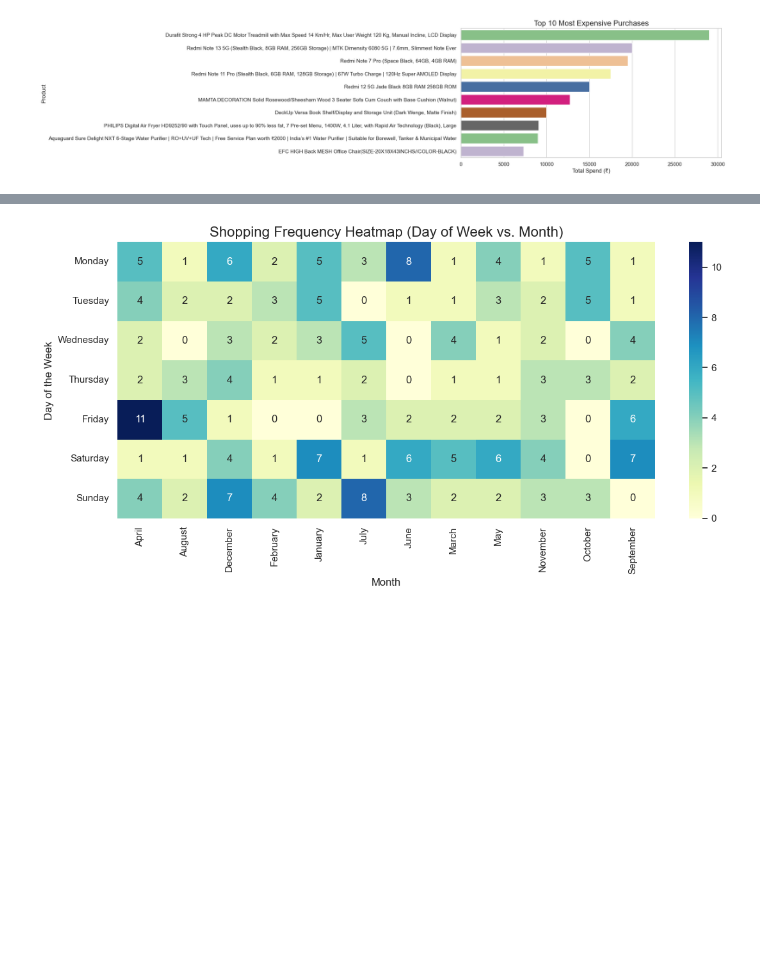
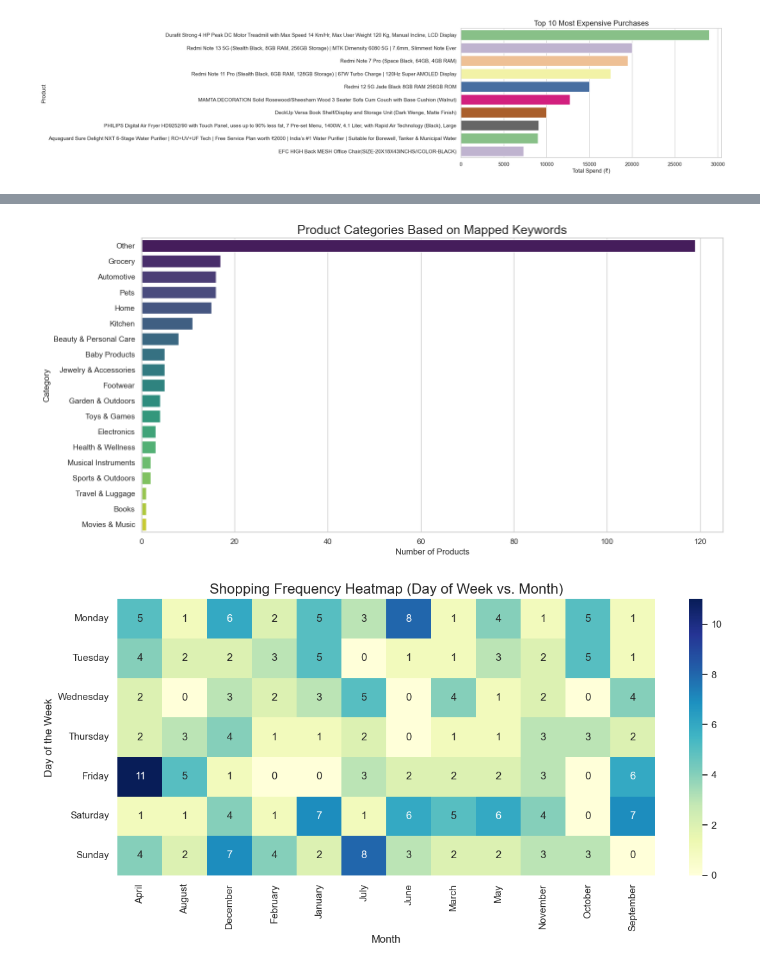
Before and after one commit to karenrenac/Amazon-Analytics-with-Web-scraping, a Jupyter notebook: Data analysis and insights.ipynb, the cells around one changed output, grey strips where cells are left out. Cells and saved outputs as stored; diff of their text form; code cells hidden in the pictures; blank space fills up the shorter version.

```diff
--- a/Data analysis and insights.ipynb
+++ b/Data analysis and insights.ipynb
@@ -194,3 +158,73 @@ plt.show()
+# %%
+from collections import Counter
+import pandas as pd
+import matplotlib.pyplot as plt
+import seaborn as sns
+import re
+
+stopwords = {
+    'for', 'with', 'the', 'and', 'by', 'of', 'pack', 'set', 'in', 'on', 'to', 'from',
+    'ml', 'gm', 'kg', 'pcs', 'piece', 'pieces', 'inch', 'size', 'new', 'all', 'rounder',
+    'multi', 'color', 'combo', 'portable', 'product', 'free', 'extra', 'includes', 'model',
+    'home', 'kitchen', 'portable', 'amazon', 'india', 'combo', 'pack', 'set', 'includes'
+}
+
+# Extended Category Keywords
+category_keywords = {
+    'Electronics': ['laptop', 'phone', 'mobile', 'charger', 'earphone', 'headphone', 'camera', 'tablet', 'monitor', 'tv', 'smartwatch', 'speaker', 'powerbank', 'router','earbuds'],
+    'Clothes': ['shirt', 'jeans', 'tshirt', 'jacket', 'dress', 'pant', 'shorts', 'sweater', 'socks', 'hoodie', 'skirt', 'suit', 'lingerie', 'cap', 'scarf'],
+    'Home': ['furniture', 'sofa', 'table', 'chair', 'bed', 'mattress', 'curtain', 'lamp', 'rug', 'shelf', 'decor', 'pillow', 'clock', 'mirror'],
+    'Kitchen': ['knife', 'pan', 'pot', 'mug', 'plate', 'spoon', 'blender', 'oven', 'toaster', 'mixer', 'kettle', 'juicer', 'stove', 'fridge', 'microwave','purifier','fryer'],
+    'Pets': ['dog', 'cat', 'leash', 'collar', 'kennel', 'toy', 'treat', 'litter', 'fish', 'bird', 'hamster', 'pet food', 'aquarium', 'cage'],
+    'Books': ['book', 'novel', 'comic', 'magazine', 'journal', 'guide', 'textbook', 'encyclopedia', 'manual', 'storybook', 'poetry'],
+    'Grocery': ['rice', 'oil', 'sugar', 'flour', 'salt', 'spices', 'snack', 'milk', 'bread', 'butter', 'cereal', 'vegetable', 'fruit', 'pasta', 'coffee', 'tea', 'food','beverage'],
+    'Beauty & Personal Care': ['shampoo', 'conditioner', 'lotion', 'cream', 'soap', 'perfume', 'makeup', 'razor', 'toothpaste', 'skincare', 'deodorant', 'serum','body','hair'],
+    'Health & Wellness': ['vitamin', 'supplement', 'protein', 'medicine', 'bandage', 'sanitizer', 'mask', 'yoga', 'fitness', 'tracker', 'weight', 'scale'],
+    'Sports & Outdoors': ['bicycle', 'treadmill', 'dumbbell', 'bat', 'ball', 'racket', 'tent', 'backpack', 'hiking', 'camping', 'fishing', 'kayak'],
+    'Toys & Games': ['puzzle', 'lego', 'boardgame', 'doll', 'car', 'action', 'figure', 'cards', 'drone', 'console', 'playstation', 'xbox', 'gaming'],
+    'Automotive': ['car', 'bike', 'tire', 'helmet', 'oil', 'battery', 'wiper', 'headlight', 'mat', 'gps', 'seat', 'cover'],
+    'Office Supplies': ['pen', 'notebook', 'diary', 'paper', 'printer', 'ink', 'stapler', 'folder', 'marker', 'highlighter', 'binder'],
+    'Jewelry & Accessories': ['watch', 'ring', 'necklace', 'bracelet', 'earring', 'wallet', 'belt', 'sunglasses', 'handbag', 'clutch', 'backpack'],
+    'Baby Products': ['diaper', 'stroller', 'crib', 'baby food', 'pacifier', 'bib', 'toy', 'bottle', 'wipes', 'onesie'],
+    'Tools & Home Improvement': ['drill', 'hammer', 'screwdriver', 'wrench', 'ladder', 'paint', 'glue', 'saw', 'pliers', 'toolbox'],
+    'Musical Instruments': ['guitar', 'piano', 'violin', 'flute', 'drum', 'keyboard', 'amplifier', 'ukulele', 'saxophone', 'mic'],
+    'Movies & Music': ['dvd', 'blu-ray', 'cd', 'vinyl', 'record', 'movie', 'soundtrack', 'album', 'concert'],
+    'Garden & Outdoors': ['plant', 'soil', 'fertilizer', 'seeds', 'lawnmower', 'hose', 'patio', 'rake', 'shovel', 'gardening'],
+    'Travel & Luggage': ['suitcase', 'backpack', 'pillow', 'passport', 'luggage', 'trolley', 'duffel', 'organizer'],
+    'Footwear': ['shoes', 'sneakers', 'sandals', 'boots', 'flipflops', 'heels', 'loafers', 'slippers']
+}
+
+# Function to Map Product to Category
+def map_to_category(product_name):
+    tokens = re.findall(r'\b\w+\b', str(product_name).lower())
+    tokens = [word for word in tokens if word not in stopwords and len(word) > 2]
+    for token in tokens:
+        for category, keywords in category_keywords.items():
+            if token in keywords:
+                return category
+    return 'Other'  # Default if no category match
+
+# Apply the function to map each product
+df['Category'] = df['Product'].apply(map_to_category)
+
+# Category Count and Visualization
+# Count the number of products per category
+category_counts = df['Category'].value_counts()
+
+# Convert to DataFrame for plotting
+category_df = category_counts.reset_index()
+category_df.columns = ['Category', 'Count']
+
+# Plotting the categorized products
+plt.figure(figsize=(14,7))
+sns.barplot(x='Count', y='Category', data=category_df, hue='Category', palette='viridis')
+plt.title('Product Categories Based on Mapped Keywords', fontsize=18)
+plt.xlabel('Number of Products')
+plt.ylabel('Category')
+plt.tight_layout()
+plt.show()
+# %% [output]
+[figure, added]
 # %%
 #Heatmap of shopping frequency Day vs. Month
 # Prepare data for heatmap: Count of purchases by Day of Week and Month
```
Also changed, not shown: parts of 1 cell of this notebook.
